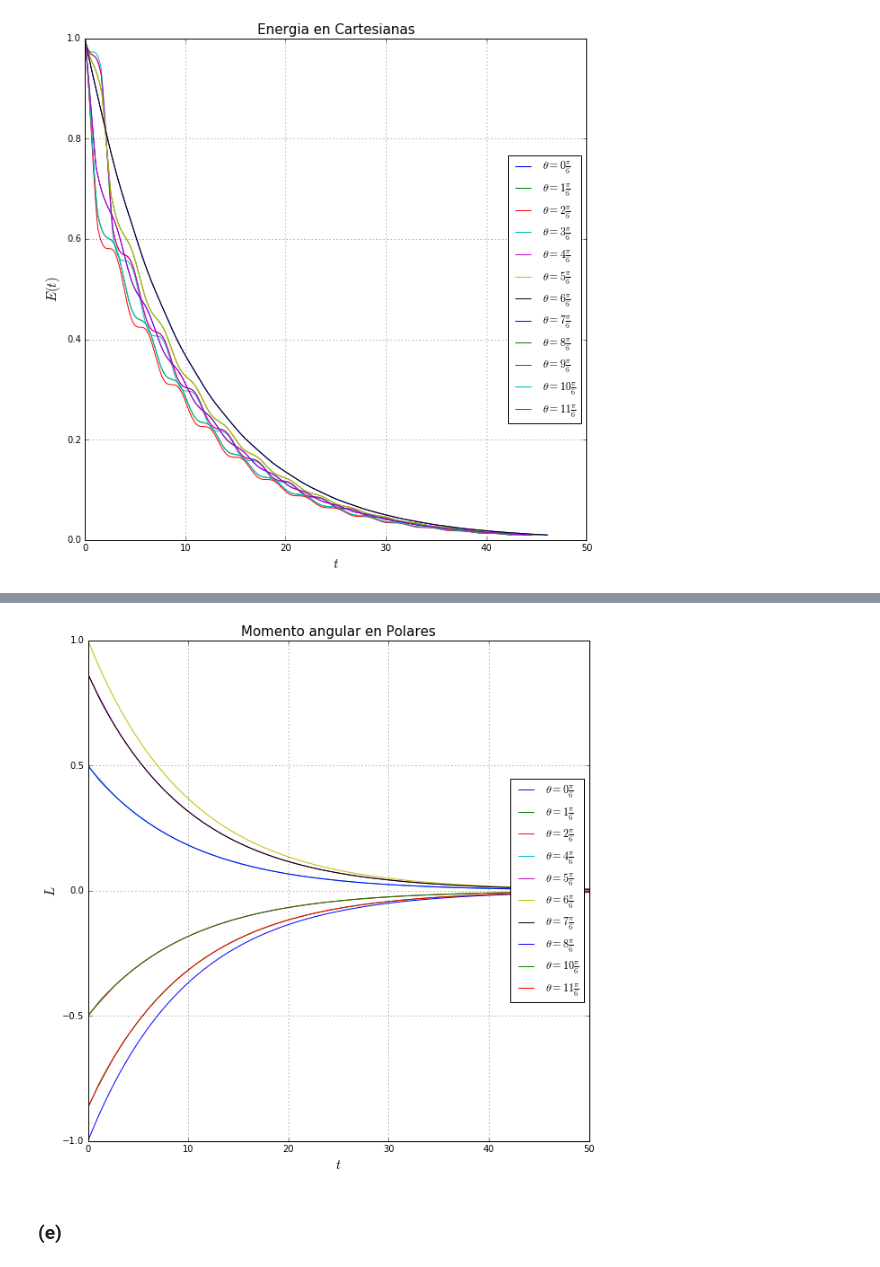
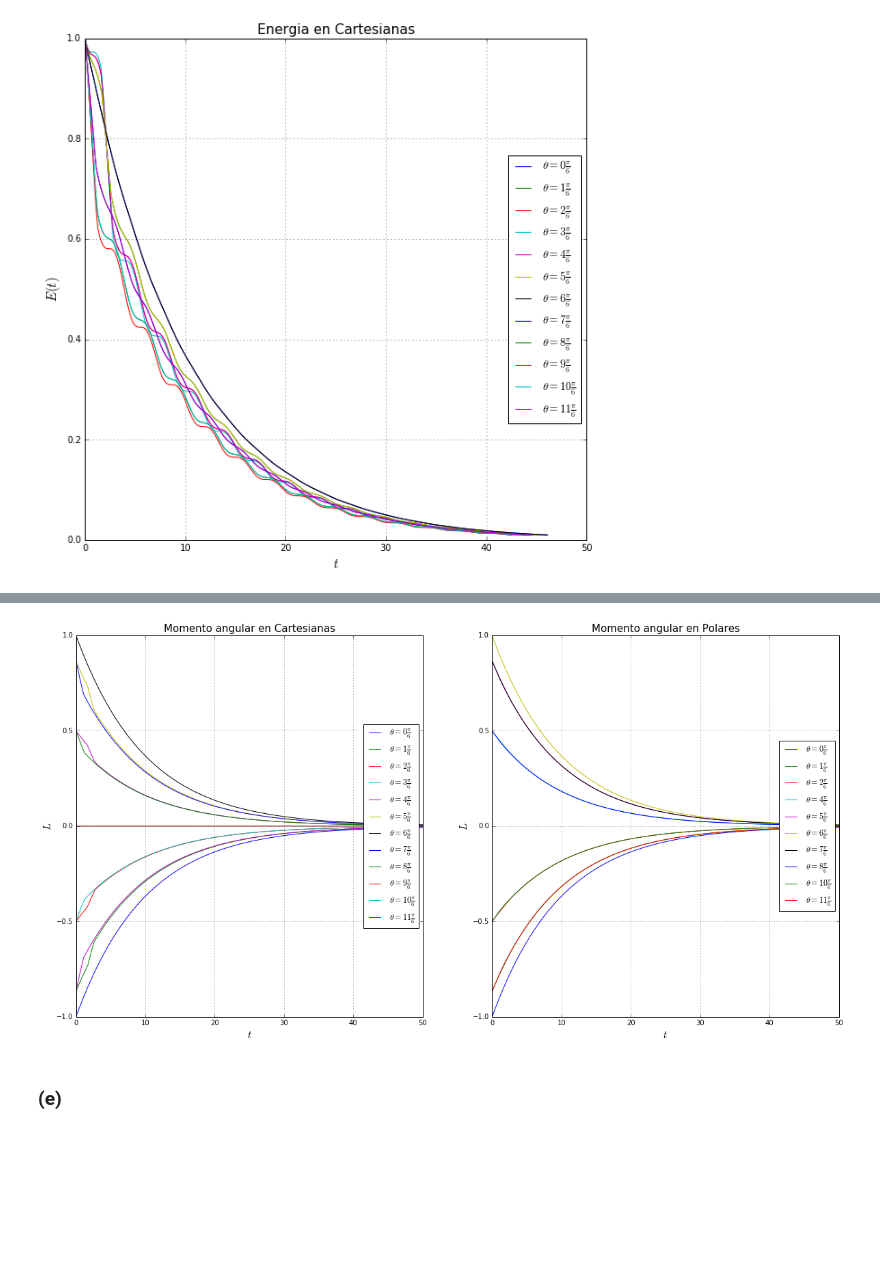
Before and after one commit to iselplabo93/Examenes, a Jupyter notebook: Examen1.ipynb, the cells around one changed output, grey strips where cells are left out. Drawn from its saved outputs; the diff is of its cells as text; code cells hidden in the pictures; blank space fills up the shorter version.

```diff
--- a/Examen1.ipynb
+++ b/Examen1.ipynb
@@ -275,25 +234,42 @@ def L_pol(x_p):
     L=(sol_pol[:,0]**2)*(sol_pol[:,3])
     return L
 # %%
-fig=figure(figsize=(10,10))
+plt.subplots(figsize=(20,10))
+
+subplot(121)
+
+for n in range(12):
+    r0=[0,1,cos((n*pi)/6),sin((n*pi)/6)] #condicion inicial
+    t_car,sol_car=rk4(ec_mov_car,r0,[0,50])
+    L=L_car(sol_car)
+    plot(t_car,L,label="$\\theta ="+str(n)+"\\frac{\pi}{6}$")
+xlabel('$t$',fontsize=15)
+ylabel('$L$',fontsize=15)
+grid(True)
+title('Momento angular en Cartesianas',fontsize=15)
+legend(loc='right')
+
+subplot(122)
+
 for n in range(12):
     if n==3: # Para n=3,9 hay discontinuidad, por tanto se quitan esos puntos
         n=3
     elif n==9:
         n=9
     else:
         r0=[1,0,sin((n*pi)/6),-cos((n*pi)/6)] #condicion inicial
         t_pol,sol_pol=rk4(ec_mov_pol,r0,[0,50])
         L = L_pol(sol_pol) #momento angular
         plot(t_pol,L,label="$\\theta ="+str(n)+"\\frac{\pi}{6}$")
 xlabel('$t$',fontsize=15)
 ylabel('$L$',fontsize=15)
 grid(True)
 title('Momento angular en Polares',fontsize=15)
 legend(loc='right')
+
 show()
 # %% [output]
-[figure, old version]
+[figure, new version]
 # %% [markdown]
 ### (e)
 # %%
```
Also changed, not shown: parts of 22 cells of this notebook.
